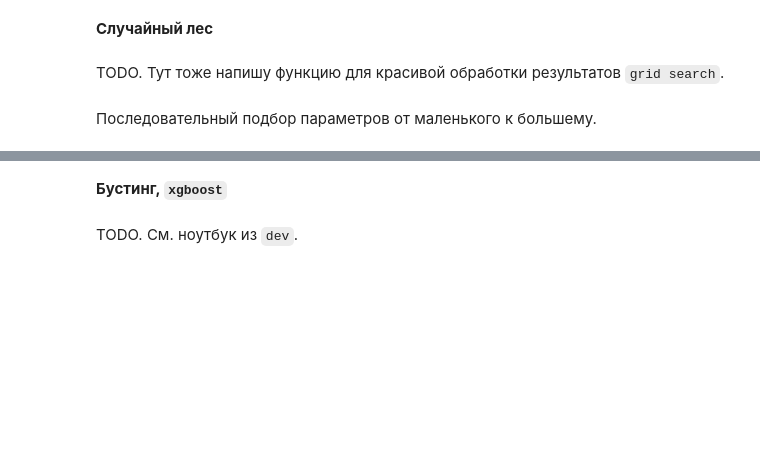
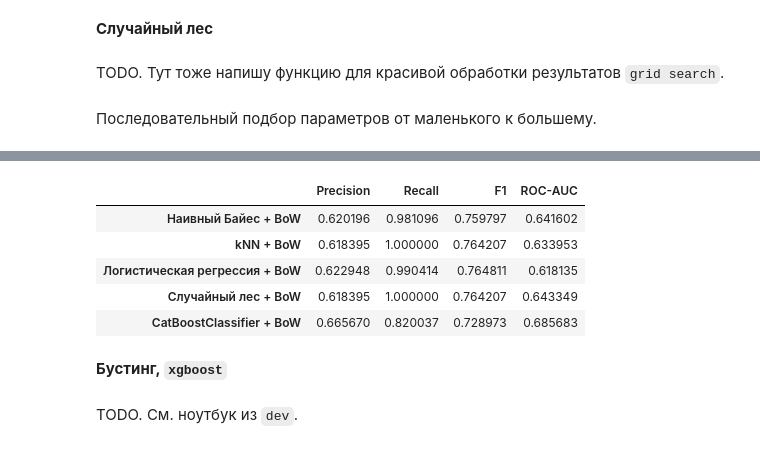
Before and after one commit to sergeiperel/nlp-sentiment-analysis, a Jupyter notebook: model.ipynb, the cells around one changed output, grey strips where cells are left out. Saved outputs shown, nothing was run; the diff lists cells and outputs as text; code cells hidden in the pictures; blank space fills up the shorter version.

```diff
--- a/model.ipynb
+++ b/model.ipynb
@@ -66,6 +74,17 @@ def return_best_param(cv_dict, param_name):
     cv_df = pd.DataFrame(cv_dict).loc[:, [f'param_{param_name}', 'mean_test_score', 'mean_train_score']]
     cv_df['roc_auc_diff'] = np.abs(cv_df.mean_train_score - cv_df.mean_test_score)
     return cv_df.query('roc_auc_diff < 0.11').sort_values('mean_test_score')[f'param_{param_name}'].iloc[-1]
+# %%
+def return_best_params(cv_dict, param1_name, param2_name):
+    res_df = pd.DataFrame(
+        cv_dict
+    ).loc[:, [f'param_{"max_depth"}', f'param_{"min_samples_split"}', 'mean_train_score', 'mean_test_score']]
+    res_df['roc_auc_diff'] = np.abs(res_df.mean_train_score - res_df.mean_test_score)
+    return res_df.query(
+        'roc_auc_diff < 0.11'
+    ).sort_values(
+        'mean_test_score'
+    ).iloc[-1].loc[[f'param_{"max_depth"}', f'param_{"min_samples_split"}']].values.tolist()
 # %% [markdown]
 **Зарузка данных**
 # %%
@@ -429,5 +455,26 @@ TODO:
-# %%
-def return_best_params(cv_dict, param1_name, param2_name):
-    cv_df = pd.DataFrame(cv_dict).loc[:, [f'param_{param_name}', 'mean_test_score', 'mean_train_score']]
-    cv_df['roc_auc_diff'] = np.abs(cv_df.mean_train_score - cv_df.mean_test_score)
-    return cv_df.query('roc_auc_diff < 0.11').sort_values('mean_test_score')[f'param_{param_name}'].iloc[-1]
+# %%
+best_max_depth, best_min_samples_split = return_best_params(
+    grid_search_res.cv_results_,
+    'max_depth',
+    'min_samples_split'
+)
+
+rf = RandomForestClassifier(
+    max_depth=int(best_max_depth),
+    min_samples_split=int(best_min_samples_split)
+)
+# %%
+%%time
+
+simple_metric_vals.append(
+    prettify_scores(
+        scores_dict=cross_validate(
+            estimator=rf,
+            X=X,
+            y=y,
+            scoring=['precision', 'recall', 'f1', 'roc_auc'],
+            cv=10
+        ),
+        model_name='Случайный лес + BoW'
+    )
+)
@@ -434,3 +484,12 @@ def return_best_params(cv_dict, param1_name, param2_name):
+# %%
+pd.concat(simple_metric_vals)
+# %% [output]
+|  | Precision | Recall | F1 | ROC-AUC |
+| Наивный Байес + BoW | 0.620196 | 0.981096 | 0.759797 | 0.641602 |
+| kNN + BoW | 0.618395 | 1.000000 | 0.764207 | 0.633953 |
+| Логистическая регрессия + BoW | 0.622948 | 0.990414 | 0.764811 | 0.618135 |
+| Случайный лес + BoW | 0.618395 | 1.000000 | 0.764207 | 0.643349 |
+| CatBoostClassifier + BoW | 0.665670 | 0.820037 | 0.728973 | 0.685683 |
 # %% [markdown]
 **Бустинг, `xgboost`**
 # %% [markdown]
```
Also changed, not shown: parts of 47 cells of this notebook.
